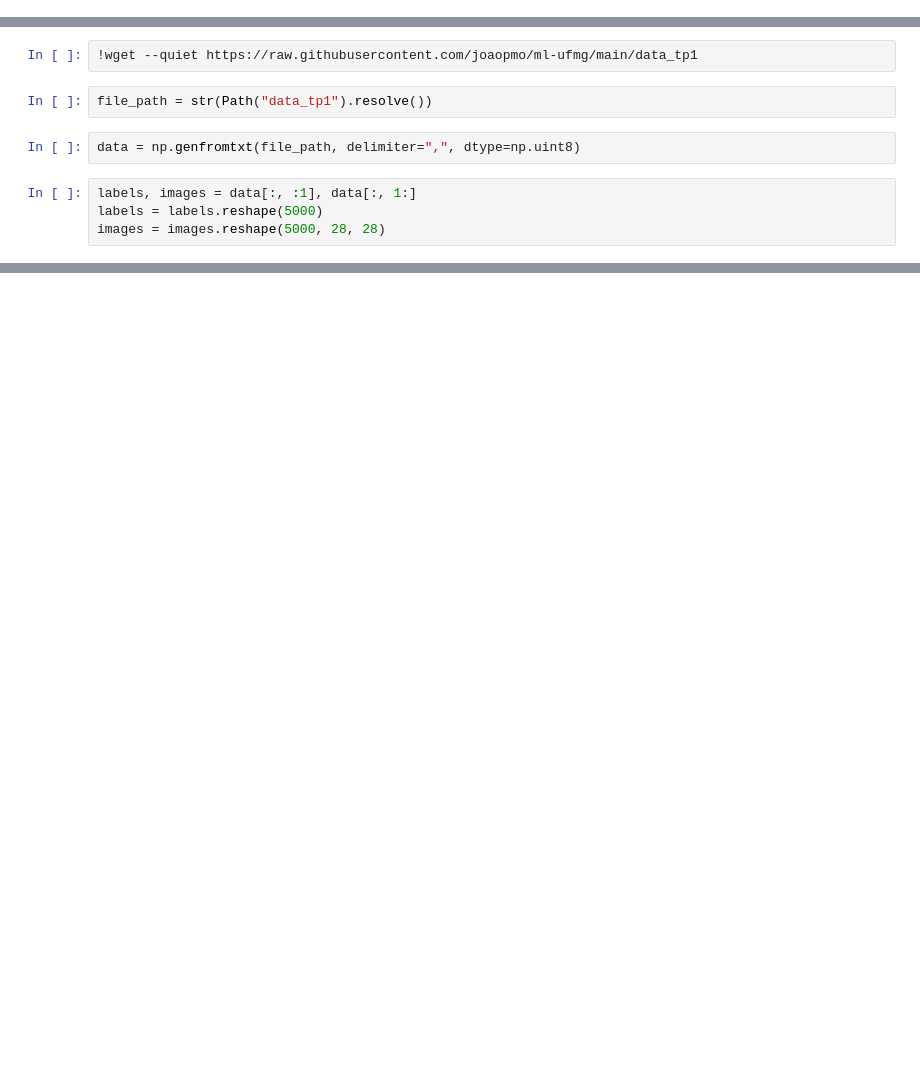
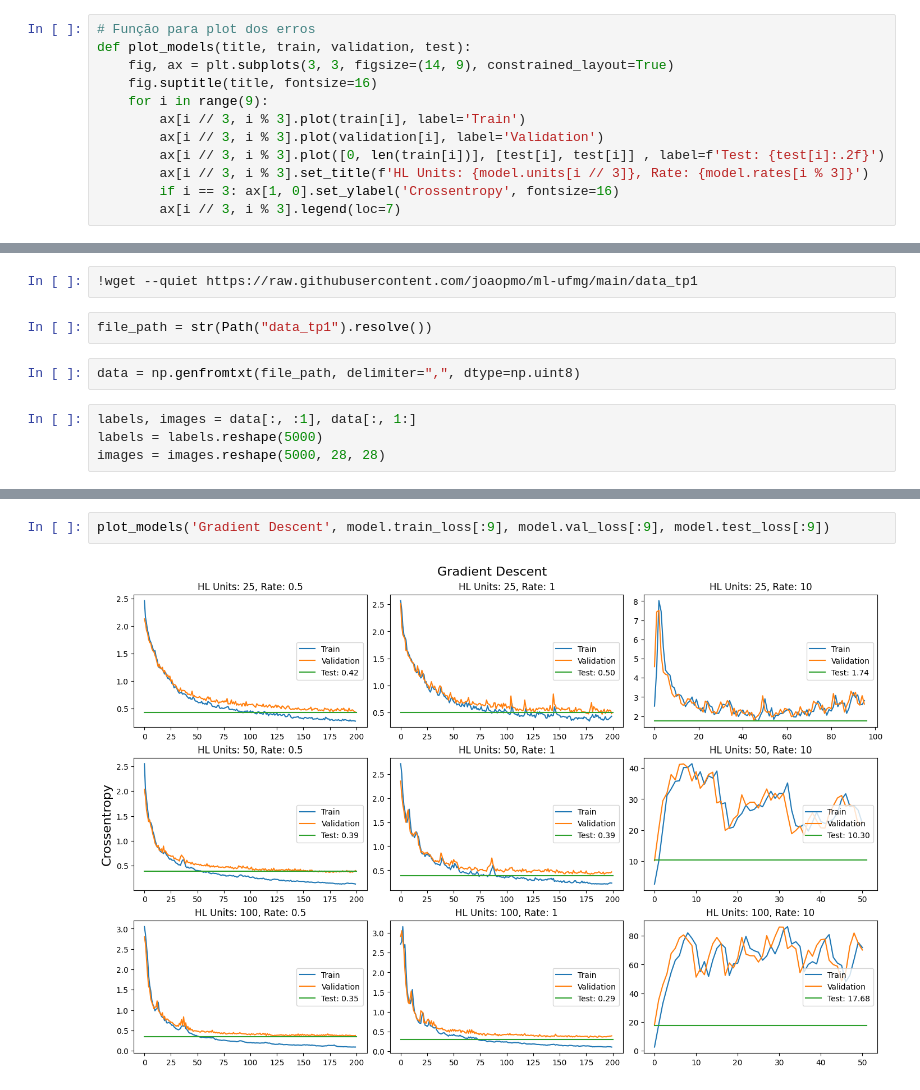
Before and after one commit to joaopmo/ml-ufmg, a Jupyter notebook: tp1.ipynb, the cells around one changed output, grey strips where cells are left out. Drawn from its saved outputs; the diff is of its cells as text; blank space fills up the shorter version.

```diff
--- a/tp1.ipynb
+++ b/tp1.ipynb
@@ -6,0 +98,12 @@ import numpy as np
+# %%
+# Função para plot dos erros
+def plot_models(title, train, validation, test):
+    fig, ax = plt.subplots(3, 3, figsize=(14, 9), constrained_layout=True)
+    fig.suptitle(title, fontsize=16)
+    for i in range(9):
+        ax[i // 3, i % 3].plot(train[i], label='Train')
+        ax[i // 3, i % 3].plot(validation[i], label='Validation')
+        ax[i // 3, i % 3].plot([0, len(train[i])], [test[i], test[i]] , label=f'Test: {test[i]:.2f}')
+        ax[i // 3, i % 3].set_title(f'HL Units: {model.units[i // 3]}, Rate: {model.rates[i % 3]}')
+        if i == 3: ax[1, 0].set_ylabel('Crossentropy', fontsize=16)
+        ax[i // 3, i % 3].legend(loc=7)
@@ -26,0 +158,4 @@ model.compile(optimizer=tf.keras.optimizers.SGD(learning_rate=0.5),
+# %%
+plot_models('Gradient Descent', model.train_loss[:9], model.val_loss[:9], model.test_loss[:9])
+# %% [output]
+[figure, added]
```
Also changed, not shown: parts of 27 cells of this notebook.
